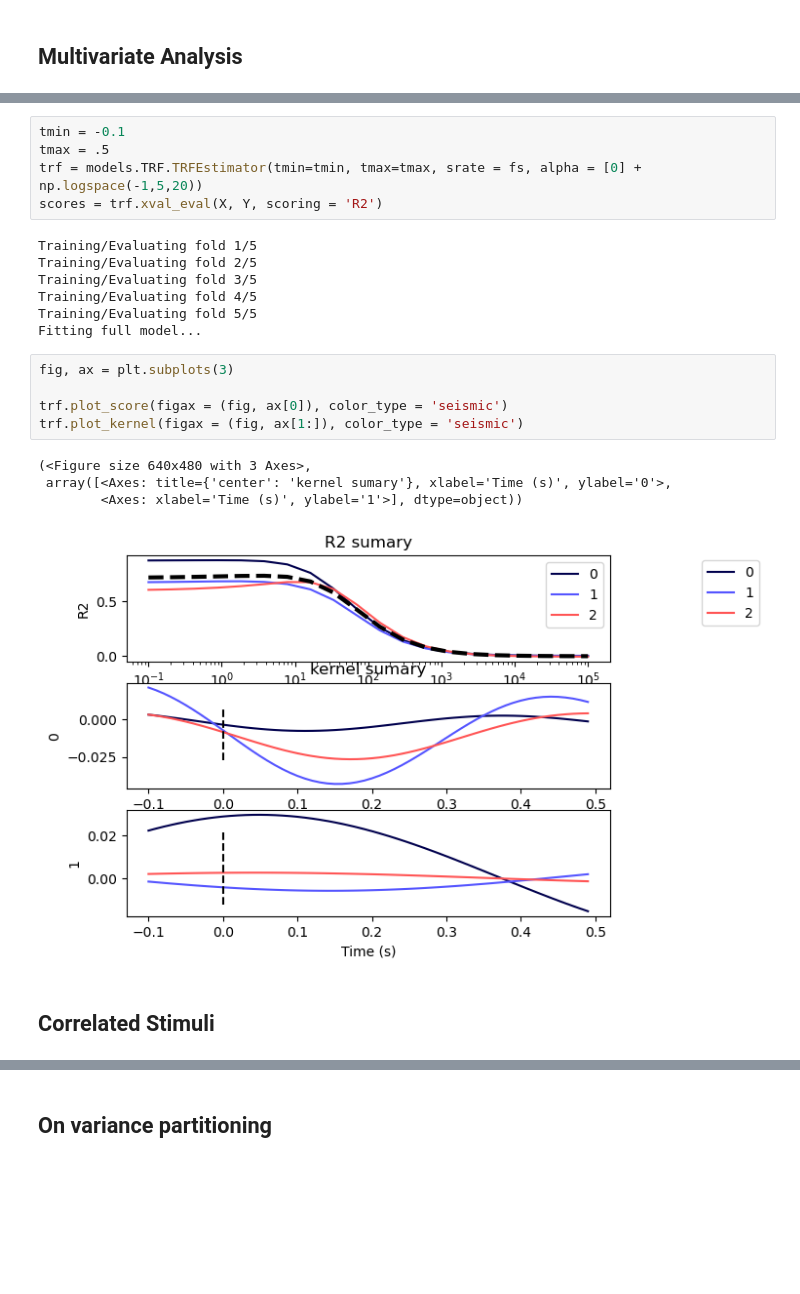
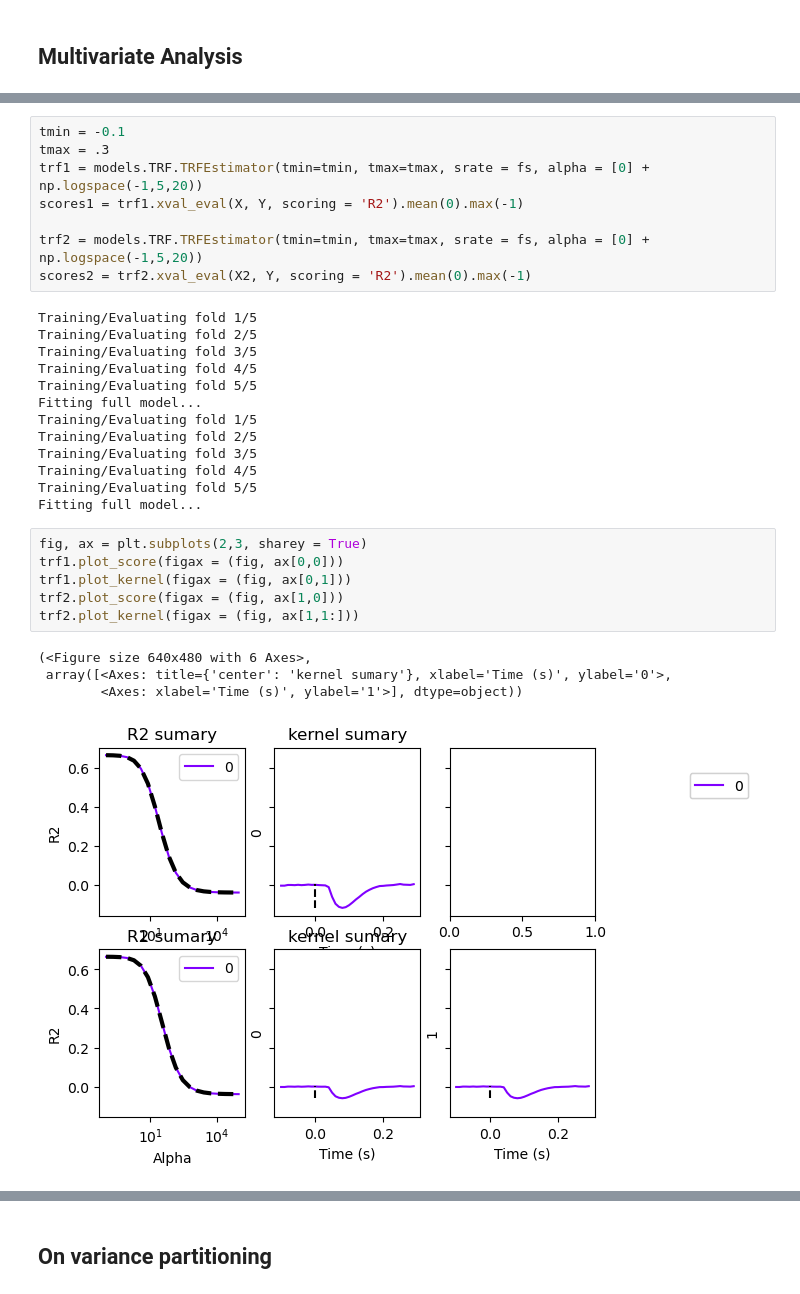
Before and after one commit to phg17/sPyEEG, a Jupyter notebook: demos/trf_forward_example.ipynb, the cells around one changed output, grey strips where cells are left out. Drawn from its saved outputs; the diff is of its cells as text; blank space fills up the shorter version.

Commit message:
Corrected continuous random signal generation
Used AR models

```diff
--- a/demos/trf_forward_example.ipynb
+++ b/demos/trf_forward_example.ipynb
@@ -191,8 +219,11 @@ fig.tight_layout()
 # %%
 tmin = -0.1
-tmax = .5
-trf = models.TRF.TRFEstimator(tmin=tmin, tmax=tmax, srate = fs, alpha = [0] + np.logspace(-1,5,20))
-scores = trf.xval_eval(X, Y, scoring = 'R2')
+tmax = .3
+trf1 = models.TRF.TRFEstimator(tmin=tmin, tmax=tmax, srate = fs, alpha = [0] + np.logspace(-1,5,20))
+scores1 = trf1.xval_eval(X, Y, scoring = 'R2').mean(0).max(-1)
+
+trf2 = models.TRF.TRFEstimator(tmin=tmin, tmax=tmax, srate = fs, alpha = [0] + np.logspace(-1,5,20))
+scores2 = trf2.xval_eval(X2, Y, scoring = 'R2').mean(0).max(-1)
 # %% [output]
 Training/Evaluating fold 1/5
 Training/Evaluating fold 2/5
@@ -200,15 +231,20 @@ Training/Evaluating fold 3/5
 Training/Evaluating fold 4/5
 Training/Evaluating fold 5/5
 Fitting full model...
+Training/Evaluating fold 1/5
+Training/Evaluating fold 2/5
+Training/Evaluating fold 3/5
+Training/Evaluating fold 4/5
+Training/Evaluating fold 5/5
+Fitting full model...
 # %%
-fig, ax = plt.subplots(3)
-
-trf.plot_score(figax = (fig, ax[0]), color_type = 'seismic')
-trf.plot_kernel(figax = (fig, ax[1:]), color_type = 'seismic')
+fig, ax = plt.subplots(2,3, sharey = True)
+trf1.plot_score(figax = (fig, ax[0,0]))
+trf1.plot_kernel(figax = (fig, ax[0,1]))
+trf2.plot_score(figax = (fig, ax[1,0]))
+trf2.plot_kernel(figax = (fig, ax[1,1:]))
 # %% [output]
-(<Figure size 640x480 with 3 Axes>,
+(<Figure size 640x480 with 6 Axes>,
  array([<Axes: title={'center': 'kernel sumary'}, xlabel='Time (s)', ylabel='0'>,
         <Axes: xlabel='Time (s)', ylabel='1'>], dtype=object))
-[figure, old version]
+[figure, new version]
-# %% [markdown]
-## Correlated Stimuli
```
Also changed, not shown: parts of 67 cells of this notebook, 5 other files.
